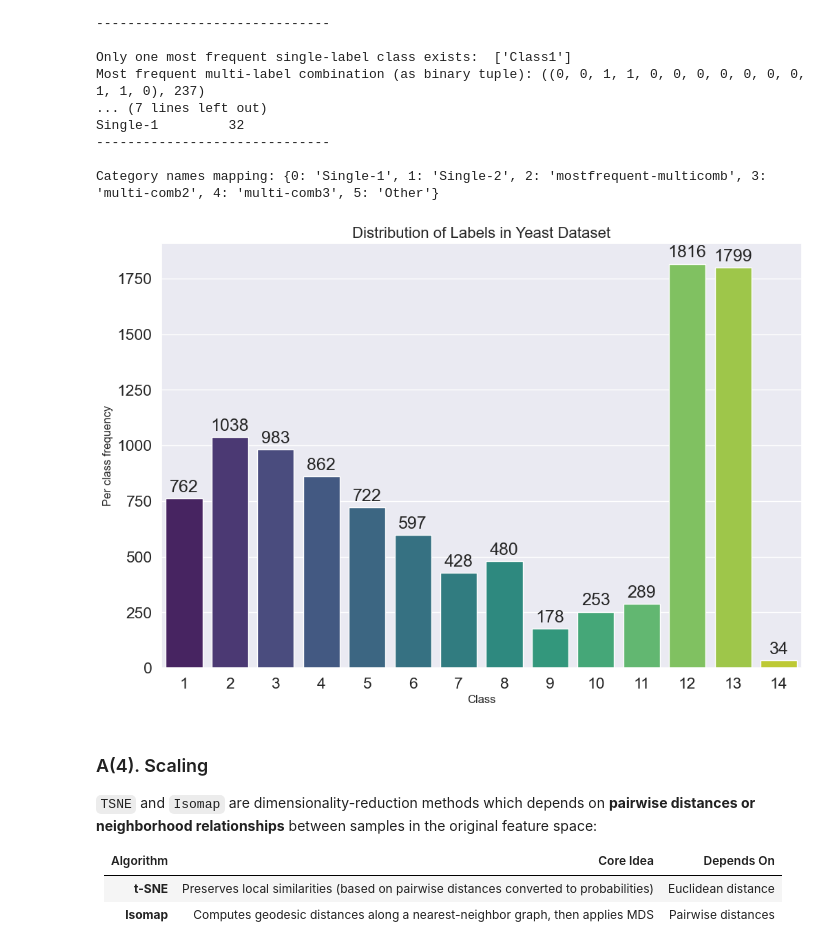
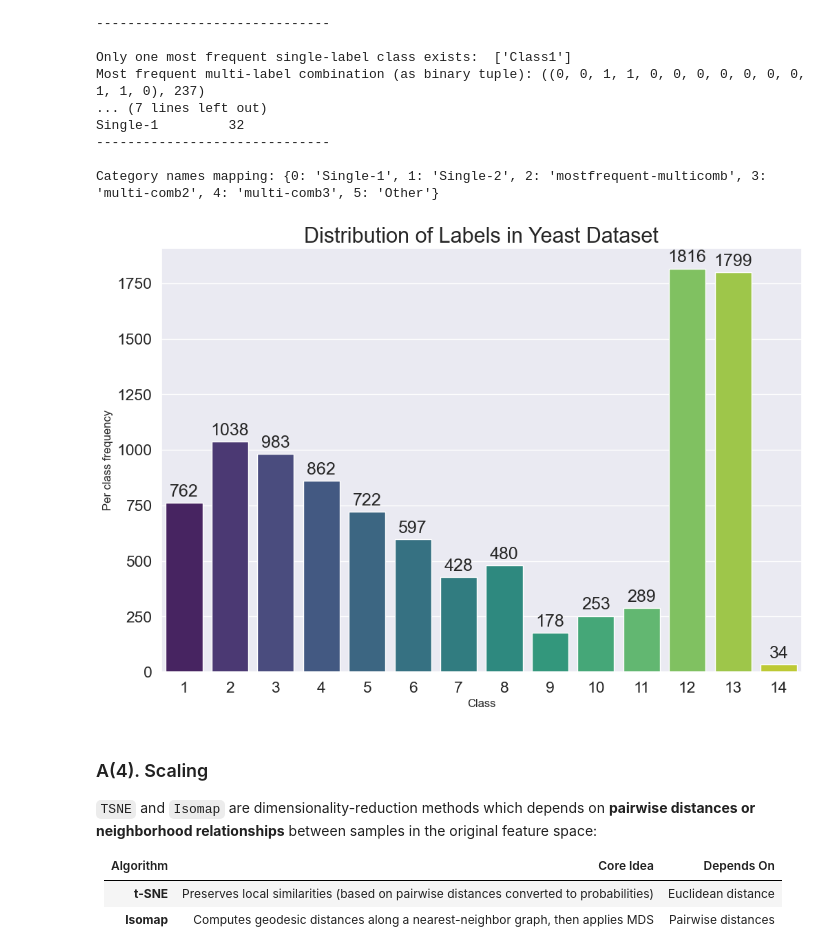
Before and after one commit to harshit-8118/assignment-5-harshit-8118, a Jupyter notebook: Assignment_5.ipynb, the cells around one changed output. Cells and saved outputs as stored; diff of their text form; code cells hidden in the pictures.

```diff
--- a/Assignment_5.ipynb
+++ b/Assignment_5.ipynb
@@ -230,22 +230,22 @@ Category names mapping: {0: 'Single-1', 1: 'Single-2', 2: 'mostfrequent-multicom
 # %%
 plt.figure(figsize=(12, 8))
 
 ax = sns.barplot(
     x=range(1, 15),
     y=perclass_freq,
     palette="viridis"
 )
 
-ax.set_title("Distribution of Labels in Yeast Dataset", fontsize=16)
+ax.set_title("Distribution of Labels in Yeast Dataset", fontsize=22)
 ax.set_xlabel("Class", fontsize=12)
 ax.set_ylabel("Per class frequency", fontsize=12)
 
 for container in ax.containers:
     ax.bar_label(container, padding=3)
 
 plt.show()
 # %% [output]
-[figure, old version]
+[figure, new version]
 # %% [markdown]
 ### A(4). Scaling
 
```
Also changed, not shown: parts of 4 cells of this notebook, 1 other file.
